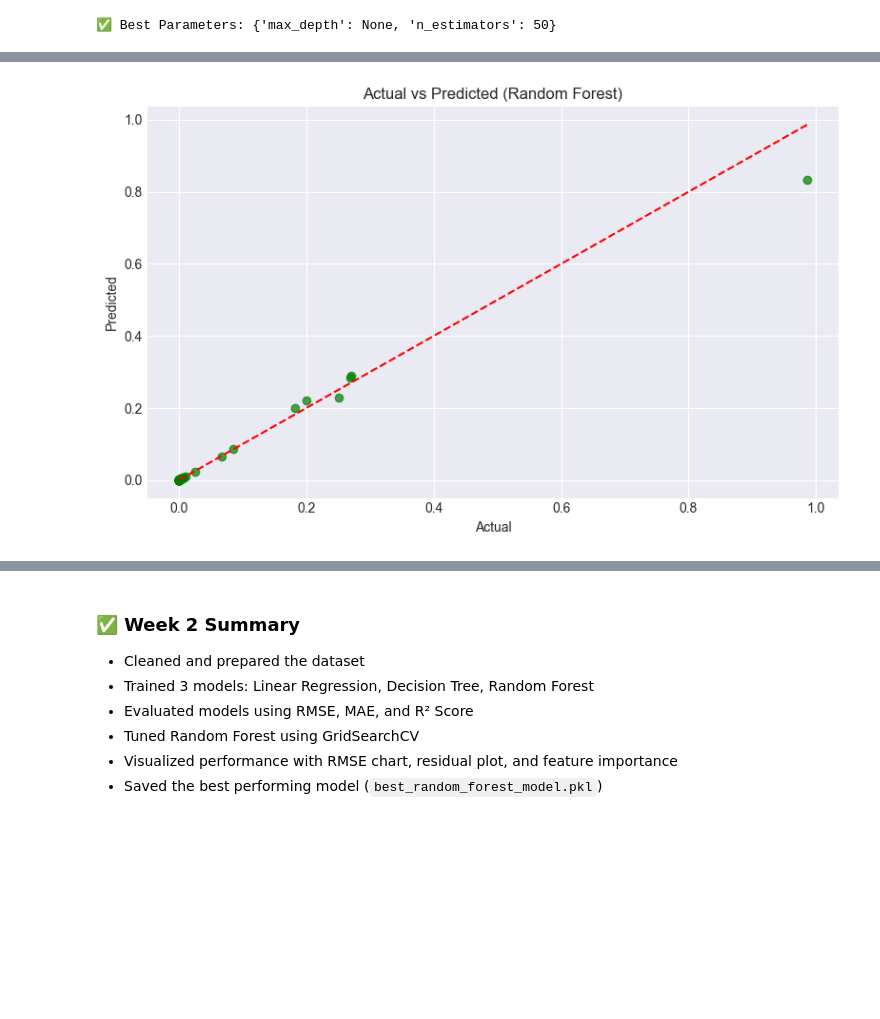
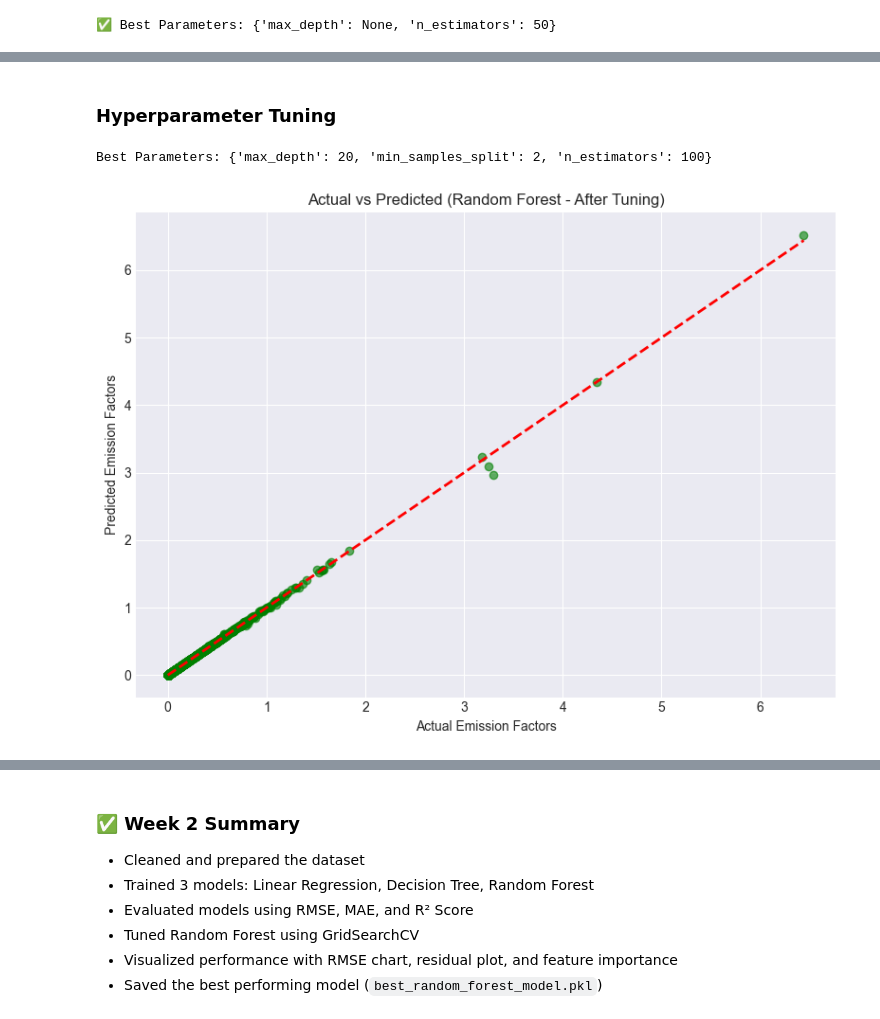
Before and after one commit to Astha29-01/GreenhouseGas_Emission_Edunet_Shells_Internship, a Jupyter notebook: greenhouse.ipynb, the cells around one changed output, grey strips where cells are left out. Cells and saved outputs as stored; diff of their text form; code cells hidden in the pictures; blank space fills up the shorter version.

```diff
--- a/greenhouse.ipynb
+++ b/greenhouse.ipynb
@@ -51,0 +410,2 @@ X_train, X_test, y_train, y_test = train_test_split(X, y, test_size=0.2, random_
+# %%
+model = RandomForestRegressor(random_state=42)
@@ -51,0 +414,2 @@ X_train, X_test, y_train, y_test = train_test_split(X, y, test_size=0.2, random_
+# %%
+model.fit(X_train, y_train)
@@ -51,0 +420,10 @@ X_train, X_test, y_train, y_test = train_test_split(X, y, test_size=0.2, random_
+# %%
+y_pred = model.predict(X_test)
+# r2_sccore approx 1 gives us perfecr model
+# %%
+mse = mean_squared_error(y_test, y_pred)
+rmse = np.sqrt(mse)
+r2 = r2_score(y_test, y_pred)
+
+print(f'RMSE: {rmse}')
+print(f'R² Score: {r2}')
@@ -98,13 +499,34 @@ print("✅ Best Parameters:", grid.best_params_)
+# %% [markdown]
+### Hyperparameter Tuning
+# %%
+# When the model performs very well on the training data we say that it is overfit
+
+param_grid = {
+    'n_estimators': [100, 200],
+    'max_depth': [None, 10, 20],
+    'min_samples_split': [2, 5]
+}
+
+grid_search = GridSearchCV(RandomForestRegressor(random_state=42), param_grid, cv=3, n_jobs=-1)
+grid_search.fit(X_train, y_train)
+
+best_model = grid_search.best_estimator_
+print("Best Parameters:", grid_search.best_params_)
+# %% [output]
+Best Parameters: {'max_depth': 20, 'min_samples_split': 2, 'n_estimators': 100}
 # %%
-best_pred = best_rf.predict(X_test)
+# Predict using best_rf (tuned RF)
+best_rf_pred = best_rf.predict(X_test)
 
-plt.figure(figsize=(8, 5))
-plt.scatter(y_test, best_pred, alpha=0.7, color='green')
-plt.plot([y_test.min(), y_test.max()], [y_test.min(), y_test.max()], 'r--')
-plt.xlabel("Actual")
-plt.ylabel("Predicted")
-plt.title("Actual vs Predicted (Random Forest)")
+# Plot: Actual vs Predicted (After Tuning)
+plt.figure(figsize=(8, 6))
+plt.scatter(y_test, best_rf_pred, alpha=0.6, color='green')
+plt.plot([y_test.min(), y_test.max()], [y_test.min(), y_test.max()], 'r--', lw=2)
+plt.xlabel("Actual Emission Factors")
+plt.ylabel("Predicted Emission Factors")
+plt.title("Actual vs Predicted (Random Forest - After Tuning)")
+plt.grid(True)
 plt.tight_layout()
 plt.show()
 # %% [output]
-[figure, old version]
+[figure, new version]
```
Also changed, not shown: parts of 71 cells of this notebook, 1 other file.
